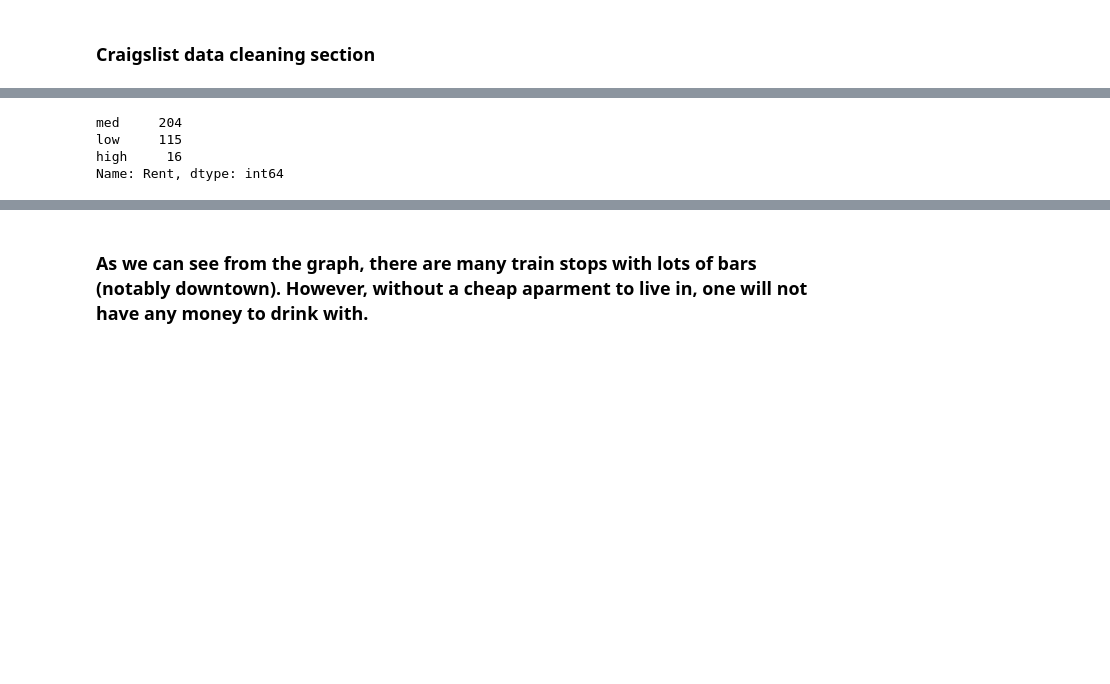
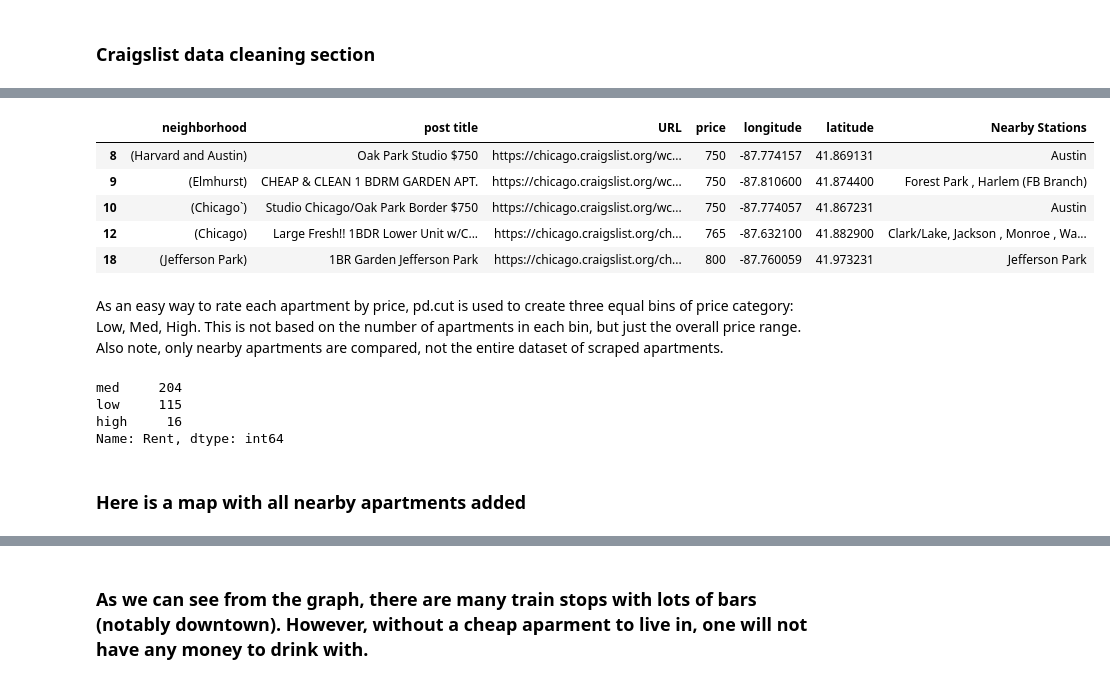
Before and after one commit to sjegoodman/IBM-Data-Science, a Jupyter notebook: CheapChicagoLiving.ipynb, the cells around one changed output, grey strips where cells are left out. Drawn from its saved outputs; the diff is of its cells as text; code cells hidden in the pictures; blank space fills up the shorter version.

```diff
--- a/CheapChicagoLiving.ipynb
+++ b/CheapChicagoLiving.ipynb
@@ -440,13 +434,24 @@ for index, row in blue_line.iterrows():
 # %%
 # Saves the nearby apartments to a new dataframe
 nearby_apts = chi_apts.drop( chi_apts[ chi_apts['Nearby Stations'] == 'None' ].index)
+nearby_apts.head()
+# %% [output]
+|  | neighborhood | post title | URL | price | longitude | latitude | Nearby Stations |
+| 8 | (Harvard and Austin) | Oak Park Studio $750 | https://chicago.craigslist.org/wc... | 750 | -87.774157 | 41.869131 | Austin |
+| 9 | (Elmhurst) | CHEAP & CLEAN 1 BDRM GARDEN APT. | https://chicago.craigslist.org/wc... | 750 | -87.810600 | 41.874400 | Forest Park , Harlem (FB Branch) |
+| 10 | (Chicago`) | Studio Chicago/Oak Park Border $750 | https://chicago.craigslist.org/wc... | 750 | -87.774057 | 41.867231 | Austin |
+| 12 | (Chicago) | Large Fresh!! 1BDR Lower Unit w/C... | https://chicago.craigslist.org/ch... | 765 | -87.632100 | 41.882900 | Clark/Lake, Jackson , Monroe , Wa... |
+| 18 | (Jefferson Park) | 1BR Garden Jefferson Park | https://chicago.craigslist.org/ch... | 800 | -87.760059 | 41.973231 | Jefferson Park |
+# %% [markdown]
+As an easy way to rate each apartment by price, pd.cut is used to create three equal bins of price category: Low, Med, High. This is not based on the number of apartments in each bin, but just the overall price range. Also note, only nearby apartments are compared, not the entire dataset of scraped apartments.
 # %%
 # Rates the price of the apartment, based on three categories
 nearby_apts['Rent'] = pd.cut(nearby_apts['price'], bins=3, labels=['low', 'med', 'high'])
+nearby_apts['Rent'].value_counts()
+# %% [output]
+med     204
+low     115
+high     16
+Name: Rent, dtype: int64
-# %%
-nearby_apts['Rent'].value_counts()
-# %% [output]
-med     204
-low     115
-high     16
-Name: Rent, dtype: int64
+# %% [markdown]
+### Here is a map with all nearby apartments added
```
Also changed, not shown: parts of 93 cells of this notebook.
